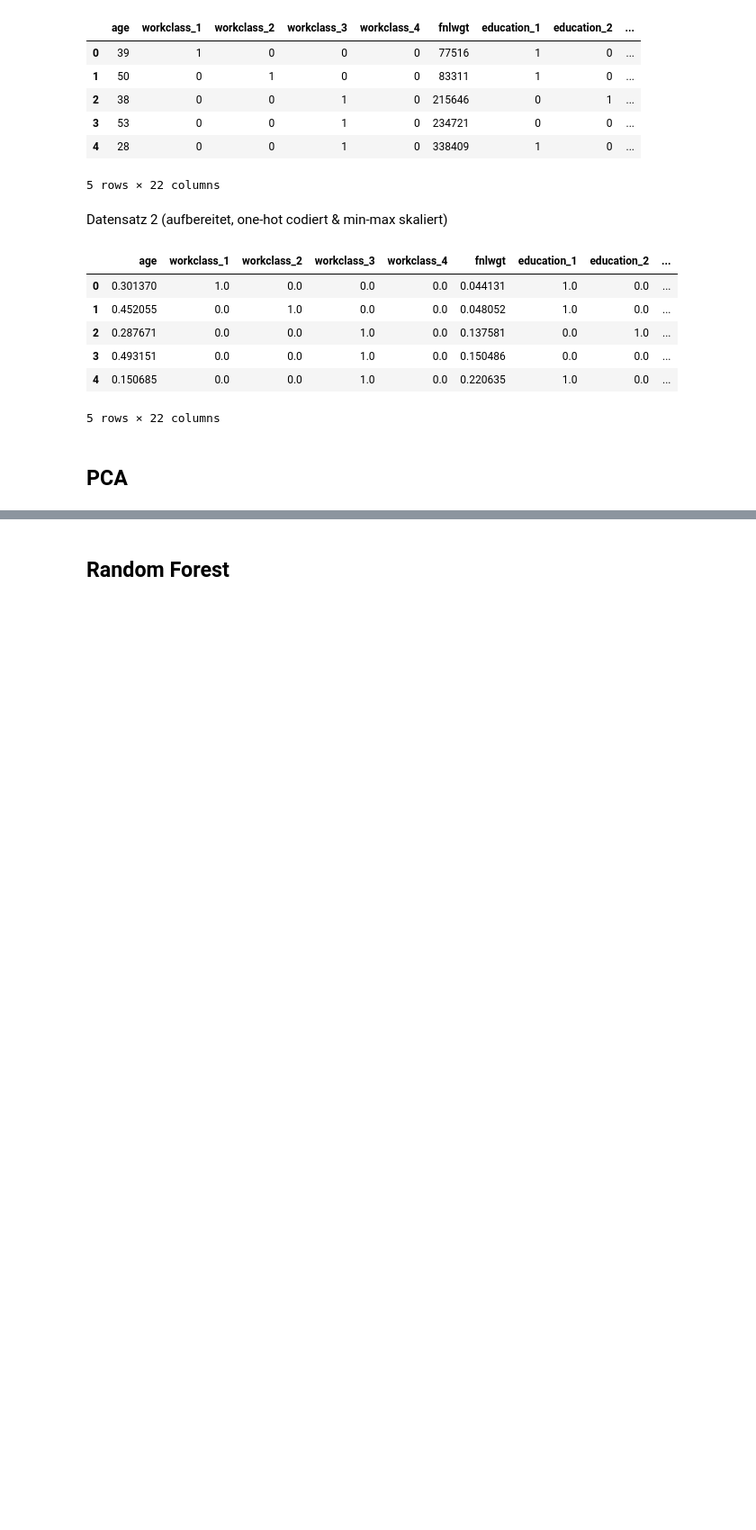
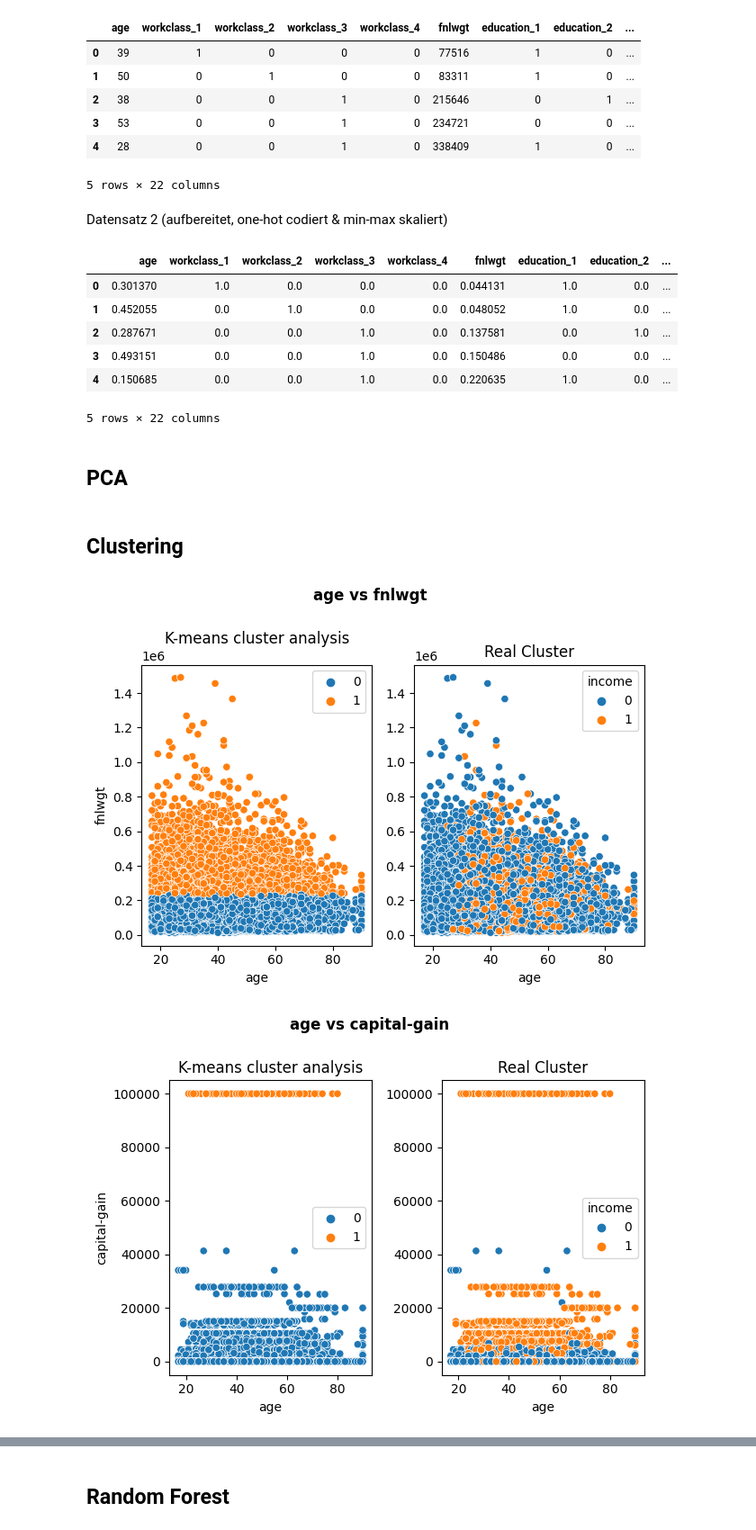
Before and after one commit to simonsymhoven/income-classification, a Jupyter notebook: ic_simon.ipynb, the cells around one changed output, grey strips where cells are left out. Shown at 90% size. Drawn from its saved outputs; the diff is of its cells as text; code cells hidden in the pictures; blank space fills up the shorter version.

Commit message:
add cluster analyis

```diff
--- a/ic_simon.ipynb
+++ b/ic_simon.ipynb
@@ -565,3 +567,37 @@ df_scaled.head()
 5 rows × 22 columns
 # %% [markdown]
 ## PCA <a class="pca" id="pca"></a>
+# %% [markdown]
+## Clustering <a class="clustering" id="clustering"></a>
+# %%
+numeric_combinations = list(combinations(numeric, 2))
+
+# Print the combinations
+for combination in numeric_combinations:
+    first = combination[0]
+    second = combination[1]
+    x = df[first]
+    y = df[second]
+    data = pd.concat([x, y], axis=1)
+
+    kmeans = KMeans(n_clusters=2, random_state=None, n_init='auto')
+    kmeans.fit(data)
+
+    plt.subplot(1, 2, 1)
+    sns.scatterplot(data=df, x=first, y=second, hue=kmeans.labels_)
+    plt.xlabel(first)
+    plt.ylabel(second)
+    plt.title('K-means cluster analysis')
+
+    plt.subplot(1, 2, 2, sharey=plt.gca())
+    sns.scatterplot(data=df, x=first, y=second, hue='income')
+    plt.xlabel(first)
+    plt.ylabel('')
+    plt.title('Real Cluster')
+
+    plt.suptitle(f"{first} vs {second}", y=0.95, fontsize=12, fontweight='bold')
+    plt.tight_layout(rect=[0, 0, 1, 0.95])
+    plt.show()
+# %% [output]
+[figure, added]
+[figure, added]
```
Also changed, not shown: parts of 5 cells of this notebook.
